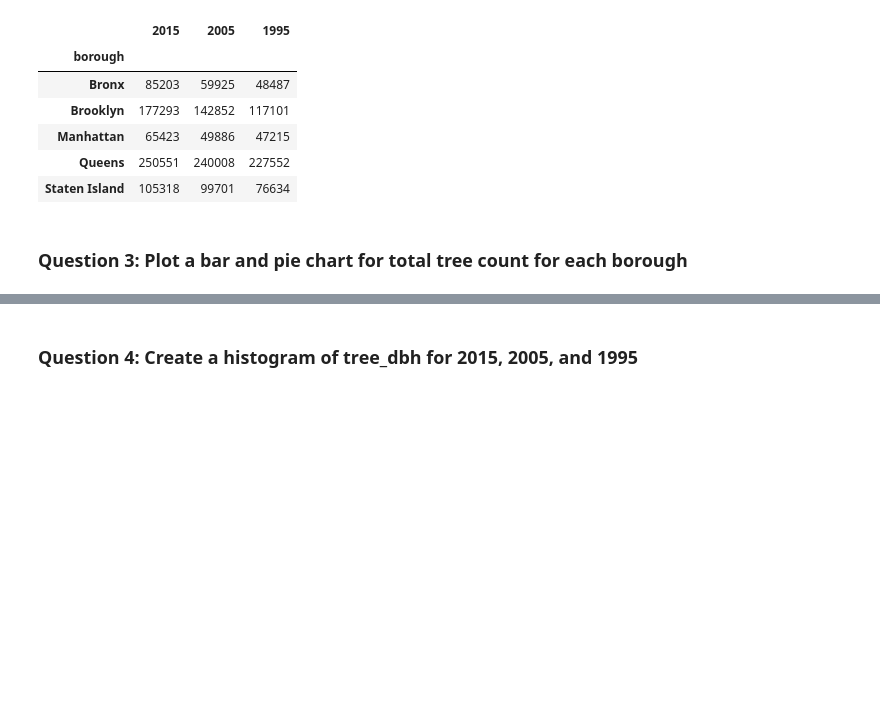
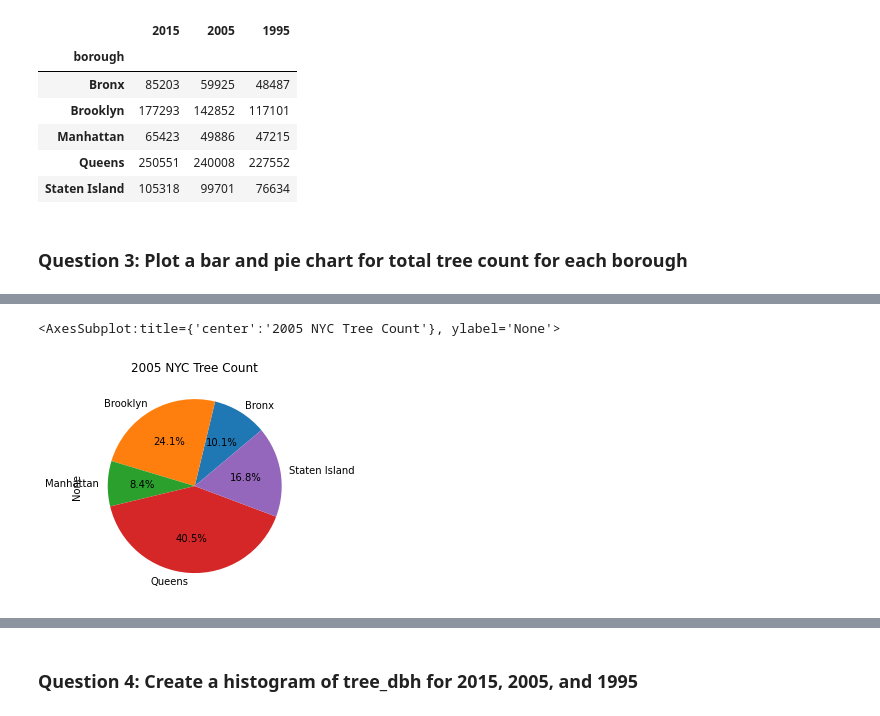
Before and after one commit to radleyciego/environmental-data-science, a Jupyter notebook: labs/04_data_visualization.ipynb, the cells around one changed output, grey strips where cells are left out. Saved outputs shown, nothing was run; the diff lists cells and outputs as text; code cells hidden in the pictures; blank space fills up the shorter version.

```diff
--- a/labs/04_data_visualization.ipynb
+++ b/labs/04_data_visualization.ipynb
@@ -298,0 +314,6 @@ array([<AxesSubplot:ylabel='2015'>, <AxesSubplot:ylabel='2005'>,
+# %%
+count05 = tree05.groupby('borough').size()
+count05.plot.pie(y='Tree Count', title = '2005 NYC Tree Count', legend = False, startangle=40, autopct='%1.1f%%')
+# %% [output]
+<AxesSubplot:title={'center':'2005 NYC Tree Count'}, ylabel='None'>
+[figure, added]
```
Also changed, not shown: parts of 9 cells of this notebook.
